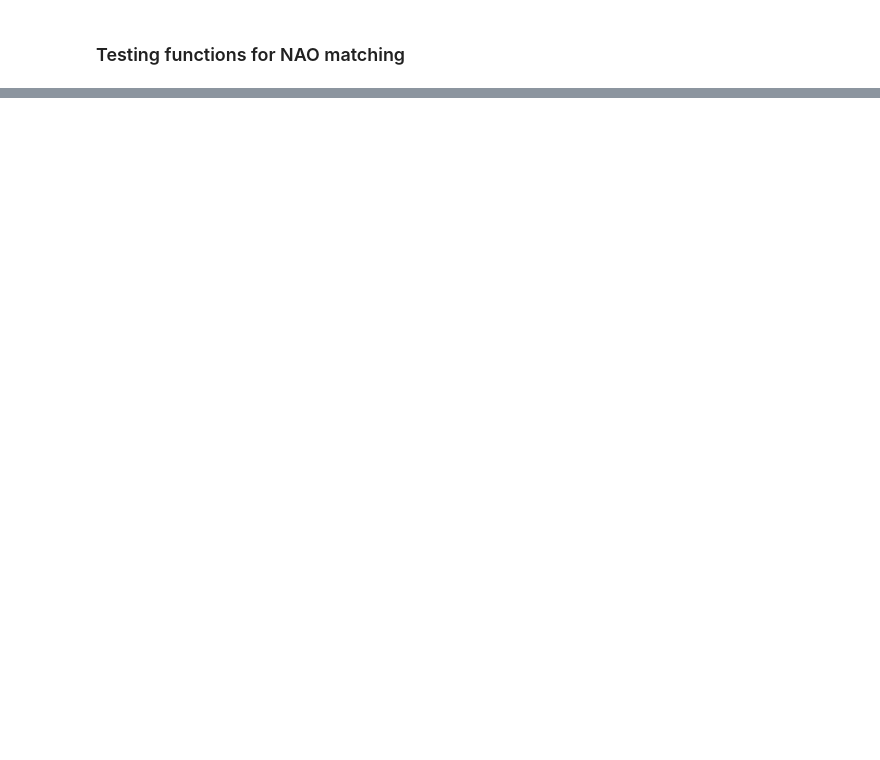
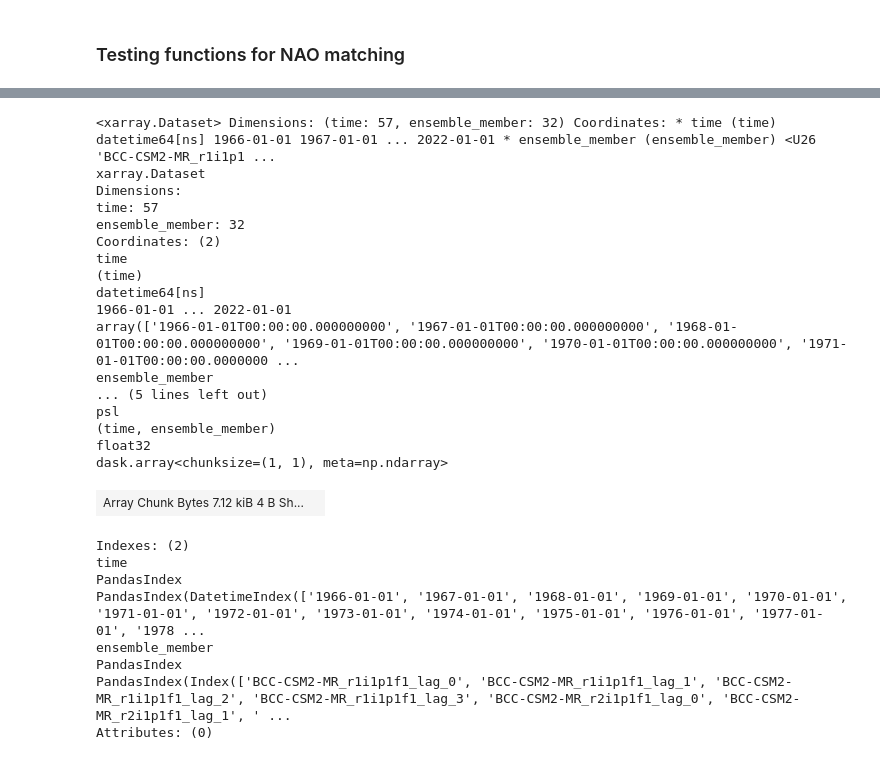
Before and after one commit to benhutchmet/lagging-NAO-test-suite, a Jupyter notebook: testing/testing-nao-matching.ipynb, the cells around one changed output, grey strips where cells are left out. Cells and saved outputs as stored; diff of their text form; code cells hidden in the pictures; blank space fills up the shorter version.

```diff
--- a/testing/testing-nao-matching.ipynb
+++ b/testing/testing-nao-matching.ipynb
@@ -96,0 +237,29 @@ Attributes: (0)
+# %%
+model_nao
+# %% [output]
+<xarray.Dataset> Dimensions: (time: 57, ensemble_member: 32) Coordinates: * time (time) datetime64[ns] 1966-01-01 1967-01-01 ... 2022-01-01 * ensemble_member (ensemble_member) <U26 'BCC-CSM2-MR_r1i1p1 ...
+xarray.Dataset
+Dimensions:
+time: 57
+ensemble_member: 32
+Coordinates: (2)
+time
+(time)
+datetime64[ns]
+1966-01-01 ... 2022-01-01
+array(['1966-01-01T00:00:00.000000000', '1967-01-01T00:00:00.000000000', '1968-01-01T00:00:00.000000000', '1969-01-01T00:00:00.000000000', '1970-01-01T00:00:00.000000000', '1971-01-01T00:00:00.0000000 ...
+ensemble_member
+... (5 lines left out)
+psl
+(time, ensemble_member)
+float32
+dask.array<chunksize=(1, 1), meta=np.ndarray>
+| Array Chunk Bytes 7.12 kiB 4 B Sh... |  |
+Indexes: (2)
+time
+PandasIndex
+PandasIndex(DatetimeIndex(['1966-01-01', '1967-01-01', '1968-01-01', '1969-01-01', '1970-01-01', '1971-01-01', '1972-01-01', '1973-01-01', '1974-01-01', '1975-01-01', '1976-01-01', '1977-01-01', '1978 ...
+ensemble_member
+PandasIndex
+PandasIndex(Index(['BCC-CSM2-MR_r1i1p1f1_lag_0', 'BCC-CSM2-MR_r1i1p1f1_lag_1', 'BCC-CSM2-MR_r1i1p1f1_lag_2', 'BCC-CSM2-MR_r1i1p1f1_lag_3', 'BCC-CSM2-MR_r2i1p1f1_lag_0', 'BCC-CSM2-MR_r2i1p1f1_lag_1', ' ...
+Attributes: (0)
```
Also changed, not shown: parts of 7 cells of this notebook, 1 other file.
